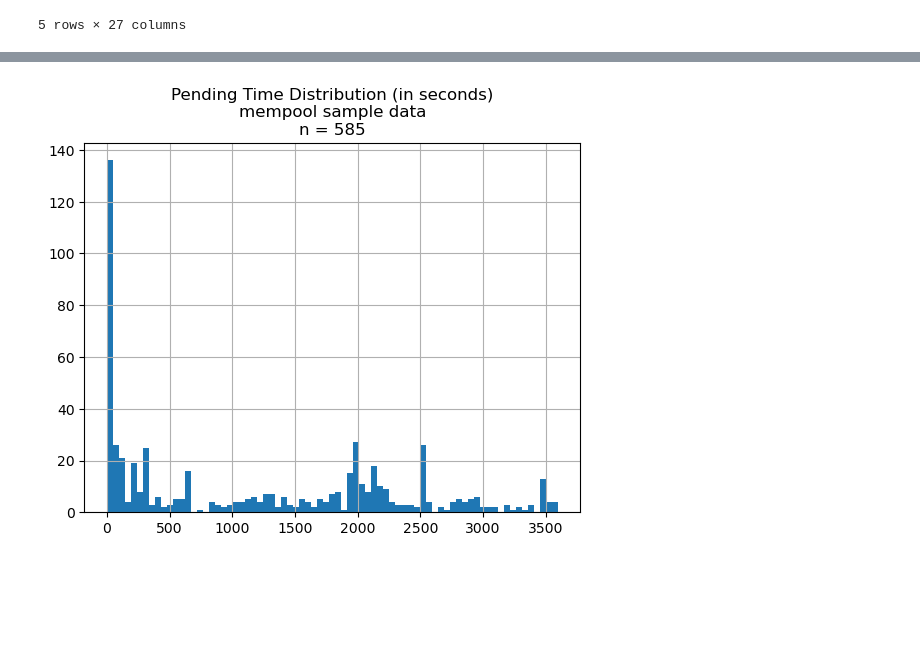
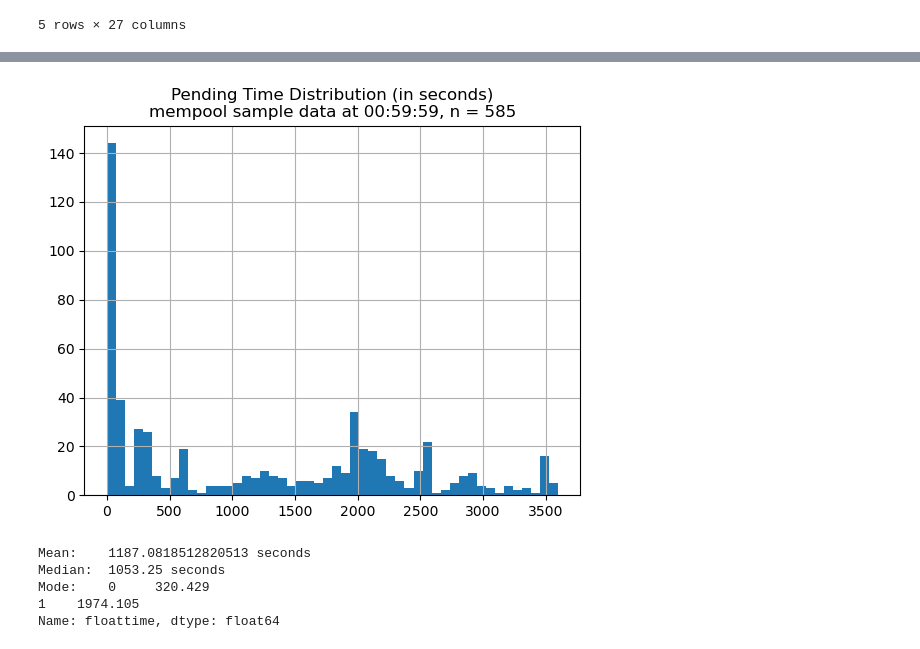
Before and after one commit to krzhang/camcos, a Jupyter notebook: CAMCOS_2023F/Data_Exploration/average_pending_time.ipynb, the cells around one changed output, grey strips where cells are left out. Drawn from its saved outputs; the diff is of its cells as text; code cells hidden in the pictures; blank space fills up the shorter version.

Commit message:
include more plots and snapshots

```diff
--- a/CAMCOS_2023F/Data_Exploration/average_pending_time.ipynb
+++ b/CAMCOS_2023F/Data_Exploration/average_pending_time.ipynb
@@ -19,3 +25,6 @@ Dataset shape:  (403212, 27)
 # %%
 # keep only the rows where region == 'us-east-1'
 df_us = df[df['region'] == 'us-east-1']
+# %%
+# add datetime column to df_us, where datetime is the datetime representation of detecttime
+df_us['datetime'] = pd.to_datetime(df_us['detecttime'])
@@ -42,12 +58,14 @@ Shape of df_us_pending:  (585, 30)
 # %%
 # get the detecttime of the last row in df
-last_detecttime = df.iloc[-1]['detecttime']
-
-# create a new column in df_us_pending that converts the detecttime column to datetime
-df_us_pending['datetime'] = pd.to_datetime(df_us_pending['detecttime'])
-
-last_detecttime = pd.to_datetime(last_detecttime)
+last_detecttime = df_us.iloc[-1]['datetime']
 
 # create a new column in df_us_pending called total_pending_time that is the difference between last_detecttime and detecttime
 df_us_pending['total_pending_time'] = last_detecttime - df_us_pending['datetime']
+
+# create a new column "floattime" in df_us_pending that converts the total_pending_time column to float in seconds
+df_us_pending['floattime'] = df_us_pending['total_pending_time'].dt.total_seconds()
+
+# get num of rows in df_us_pending with floattime <= 0
+num_rows = df_us_pending[df_us_pending['floattime'] < 0].shape[0]
+print("\nNumber of rows with floattime < 0: ", num_rows, "\n\n")
 # %% [output]
@@ -98,9 +107,20 @@ head:
 # %%
 num_rows = df_us_pending.shape[0]
 
 #graph the distribution of floattime
-df_us_pending['floattime'].hist(bins=75)
-plt.title("Pending Time Distribution (in seconds)\nmempool sample data\nn = "+ str(num_rows))
+df_us_pending['floattime'].hist(bins=50)
+plt.title("Pending Time Distribution (in seconds)\nmempool sample data at 00:59:59, n = "+ str(num_rows))
 plt.show()
+plt.close()
+
+# get the mean, median, and mode of floattime
+print("Mean:\t",    df_us_pending['floattime'].mean(), "seconds")
+print("Median:\t",  df_us_pending['floattime'].median(), "seconds")
+print("Mode:\t",    df_us_pending['floattime'].mode())
 # %% [output]
-[figure, old version]
+[figure, new version]
+Mean:    1187.0818512820513 seconds
+Median:  1053.25 seconds
+Mode:    0     320.429
+1    1974.105
+Name: floattime, dtype: float64
```
Also changed, not shown: parts of 48 cells of this notebook.
